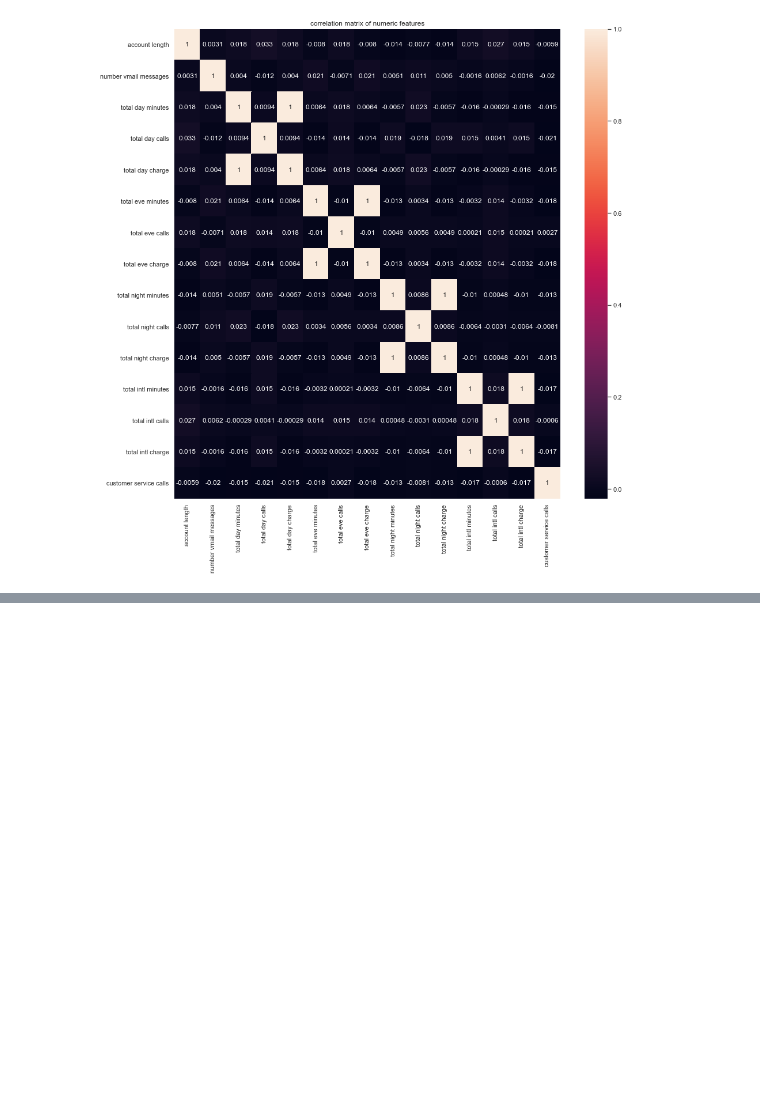
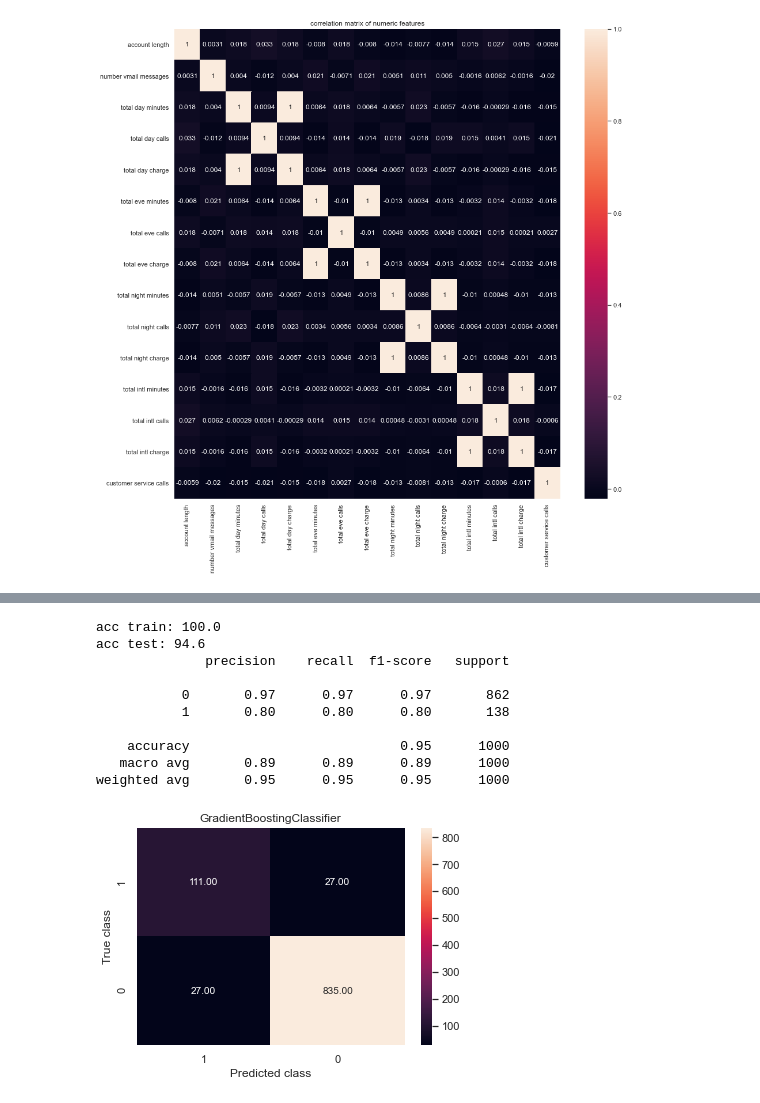
Before and after one commit to TULINYE/Churns_Telcom, a Jupyter notebook: Untitled.ipynb, the cells around one changed output, grey strips where cells are left out. Saved outputs shown, nothing was run; the diff lists cells and outputs as text; code cells hidden in the pictures; blank space fills up the shorter version.

```diff
--- a/Untitled.ipynb
+++ b/Untitled.ipynb
@@ -231,0 +345,18 @@ Correlation between the total day/eve/night/intl charge and total day/eve/night/
+# %%
+gbc = GradientBoostingClassifier(loss='deviance', learning_rate=0.2, n_estimators=200 , max_depth=6)
+prdict_date(gbc,X_train_res,y_train_res,X_test,y_test)
+
+print(classification_report(y_test, gbc.predict(X_test)))
+conf(gbc,X_test, y_test)
+# %% [output]
+acc train: 100.0
+acc test: 94.6
+              precision    recall  f1-score   support
+
+           0       0.97      0.97      0.97       862
+           1       0.80      0.80      0.80       138
+
+    accuracy                           0.95      1000
+   macro avg       0.89      0.89      0.89      1000
+weighted avg       0.95      0.95      0.95      1000
+[figure, added]
```
Also changed, not shown: parts of 23 cells of this notebook.
